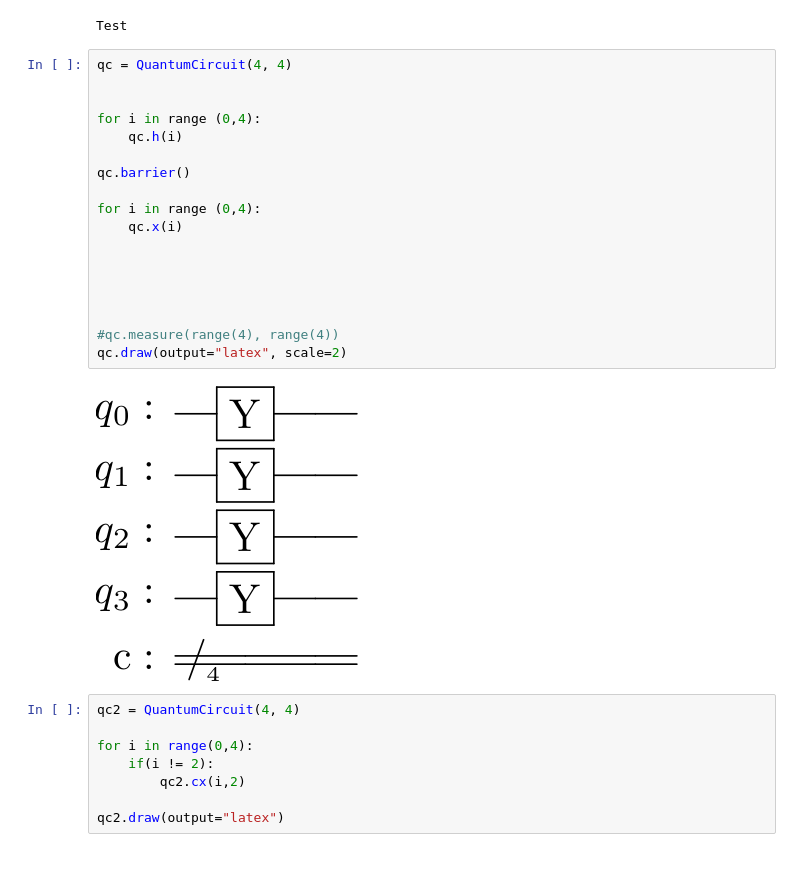
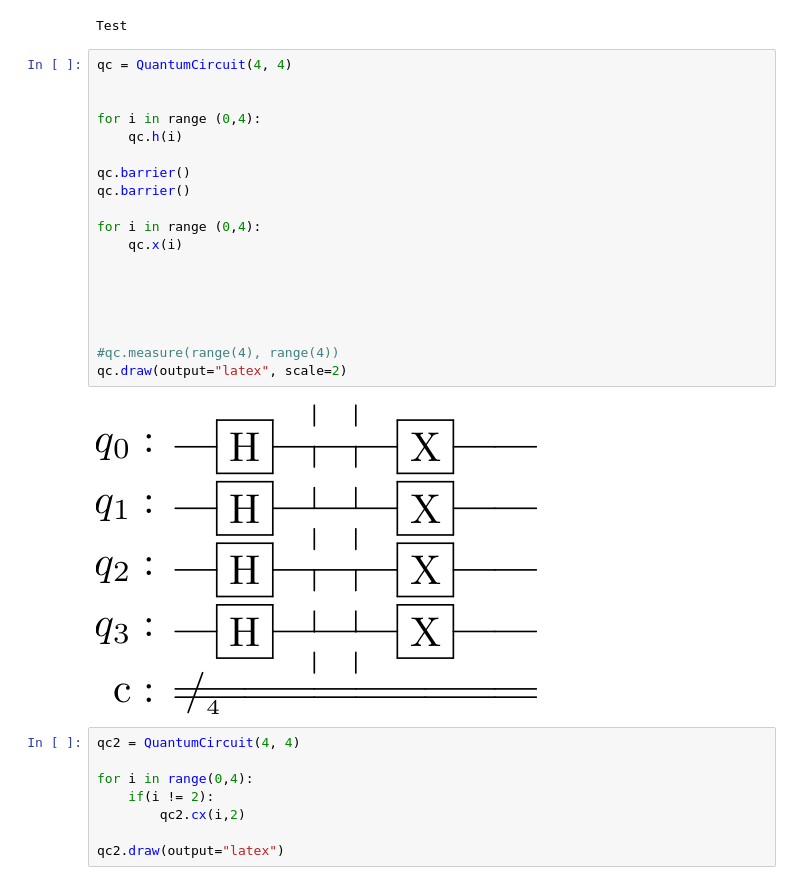
Before and after one commit to amirs2312/Masters-Thesis, a Jupyter notebook: test.ipynb, the cells around one changed output. Cells and saved outputs as stored; diff of their text form.

```diff
--- a/test.ipynb
+++ b/test.ipynb
@@ -14,23 +14,24 @@ Test
 # %%
 qc = QuantumCircuit(4, 4)
 
 
 for i in range (0,4):
     qc.h(i)
 
+qc.barrier()
 qc.barrier()
 
 for i in range (0,4):
     qc.x(i)
 
 
 
 
 
 #qc.measure(range(4), range(4))
 qc.draw(output="latex", scale=2)
 # %% [output]
-[figure, old version]
+[figure, new version]
 # %%
 qc2 = QuantumCircuit(4, 4)
 
```
Also changed, not shown: 2 other files.
